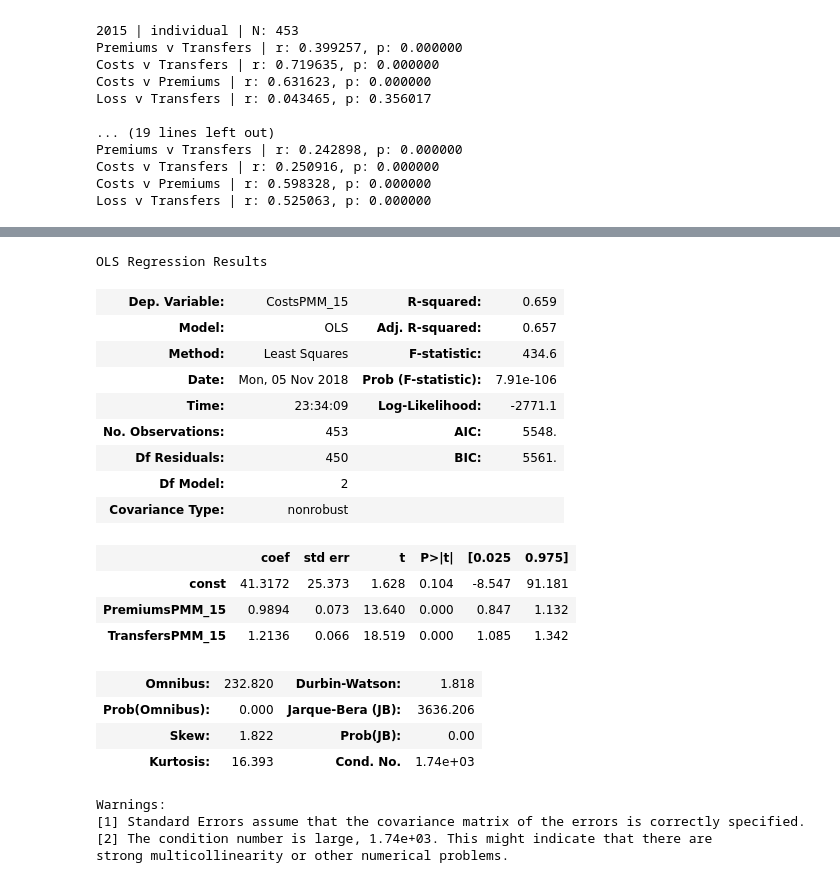
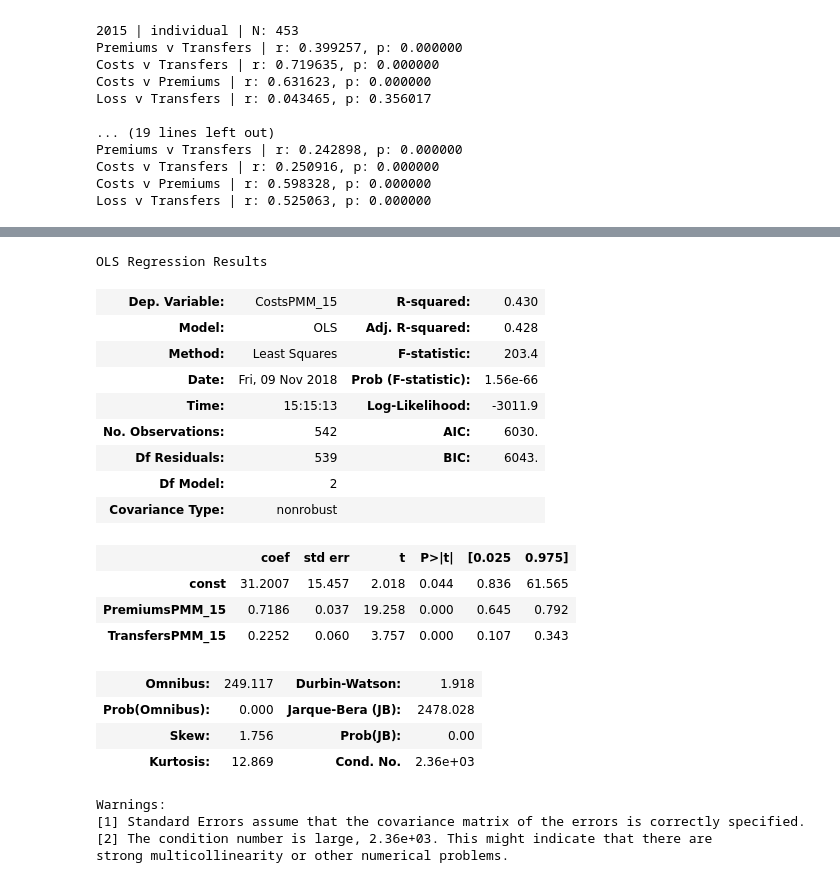
Before and after one commit to guanzgrace/risk-adjustment-model-validation, a Jupyter notebook: Validation.ipynb, the cells around one changed output, grey strips where cells are left out. Saved outputs shown, nothing was run; the diff lists cells and outputs as text; code cells hidden in the pictures.

```diff
--- a/Validation.ipynb
+++ b/Validation.ipynb
@@ -521,7 +521,7 @@ Warnings:
 # %%
 # Costs 2016 = Premiums 2016 + Transfers 2016
 
-no_nulls = ind_data[['PremiumsPMM', 'TransfersPMM', 'CostsPMM']].dropna()
+no_nulls = sg_data[['PremiumsPMM', 'TransfersPMM', 'CostsPMM']].dropna()
 X = no_nulls[['PremiumsPMM', 'TransfersPMM']]
 y = no_nulls['CostsPMM']
 X = sm.add_constant(X)
@@ -553,34 +553,34 @@ strong multicollinearity or other numerical problems.
 # %%
 # Costs 2015 = Premiums 2015 + Transfers 2015
 
-no_nulls = ind_data[['PremiumsPMM_15', 'TransfersPMM_15', 'CostsPMM_15']].dropna()
+no_nulls = sg_data[['PremiumsPMM_15', 'TransfersPMM_15', 'CostsPMM_15']].dropna()
 X = no_nulls[['PremiumsPMM_15', 'TransfersPMM_15']]
 y = no_nulls['CostsPMM_15']
 X = sm.add_constant(X)
 est = sm.OLS(y, X).fit()
 est.summary()
 # %% [output]
 OLS Regression Results
-| Dep. Variable: | CostsPMM_15 | R-squared: | 0.659 |
-| Model: | OLS | Adj. R-squared: | 0.657 |
-| Method: | Least Squares | F-statistic: | 434.6 |
-| Date: | Mon, 05 Nov 2018 | Prob (F-statistic): | 7.91e-106 |
-| Time: | 23:34:09 | Log-Likelihood: | -2771.1 |
-| No. Observations: | 453 | AIC: | 5548. |
-| Df Residuals: | 450 | BIC: | 5561. |
+| Dep. Variable: | CostsPMM_15 | R-squared: | 0.430 |
+| Model: | OLS | Adj. R-squared: | 0.428 |
+| Method: | Least Squares | F-statistic: | 203.4 |
+| Date: | Fri, 09 Nov 2018 | Prob (F-statistic): | 1.56e-66 |
+| Time: | 15:15:13 | Log-Likelihood: | -3011.9 |
+| No. Observations: | 542 | AIC: | 6030. |
+| Df Residuals: | 539 | BIC: | 6043. |
 | Df Model: | 2 |  |  |
 | Covariance Type: | nonrobust |  |  |
 |  | coef | std err | t | P>|t| | [0.025 | 0.975] |
-| const | 41.3172 | 25.373 | 1.628 | 0.104 | -8.547 | 91.181 |
-| PremiumsPMM_15 | 0.9894 | 0.073 | 13.640 | 0.000 | 0.847 | 1.132 |
-| TransfersPMM_15 | 1.2136 | 0.066 | 18.519 | 0.000 | 1.085 | 1.342 |
+| const | 31.2007 | 15.457 | 2.018 | 0.044 | 0.836 | 61.565 |
+| PremiumsPMM_15 | 0.7186 | 0.037 | 19.258 | 0.000 | 0.645 | 0.792 |
+| TransfersPMM_15 | 0.2252 | 0.060 | 3.757 | 0.000 | 0.107 | 0.343 |
-| Omnibus: | 232.820 | Durbin-Watson: | 1.818 |
-| Prob(Omnibus): | 0.000 | Jarque-Bera (JB): | 3636.206 |
-| Skew: | 1.822 | Prob(JB): | 0.00 |
-| Kurtosis: | 16.393 | Cond. No. | 1.74e+03 |
+| Omnibus: | 249.117 | Durbin-Watson: | 1.918 |
+| Prob(Omnibus): | 0.000 | Jarque-Bera (JB): | 2478.028 |
+| Skew: | 1.756 | Prob(JB): | 0.00 |
+| Kurtosis: | 12.869 | Cond. No. | 2.36e+03 |
 Warnings:
 [1] Standard Errors assume that the covariance matrix of the errors is correctly specified.
-[2] The condition number is large, 1.74e+03. This might indicate that there are
+[2] The condition number is large, 2.36e+03. This might indicate that there are
 strong multicollinearity or other numerical problems.
 # %%
 # Costs 2014 = Premiums 2014 + Transfers 2014
```
Also changed, not shown: parts of 19 cells of this notebook, 1 other file.
